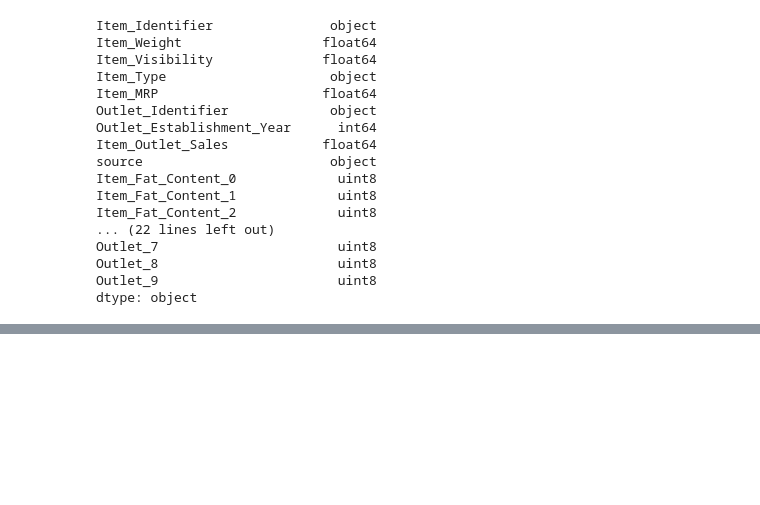
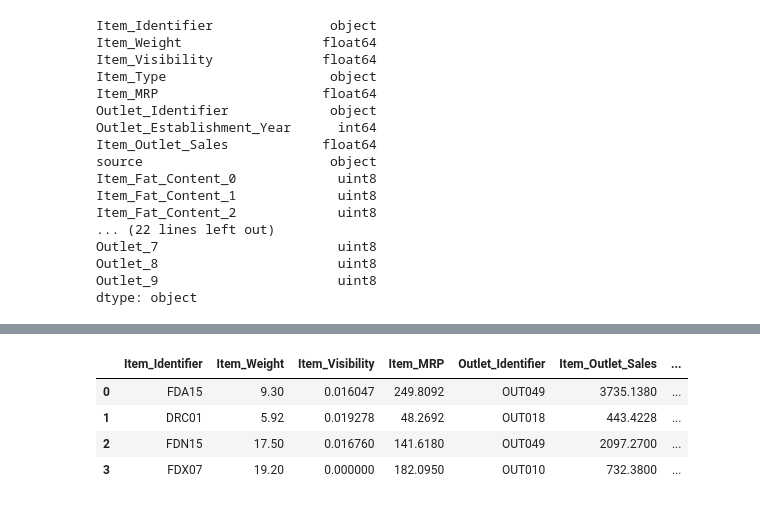
Before and after one commit to faria98/BigMart_Sales_Prediction, a Jupyter notebook: BigMart_predict.ipynb, the cells around one changed output, grey strips where cells are left out. Cells and saved outputs as stored; diff of their text form; code cells hidden in the pictures; blank space fills up the shorter version.

Commit message:
Data split and Exporting Data, train and test modified version

```diff
--- a/BigMart_predict.ipynb
+++ b/BigMart_predict.ipynb
@@ -391,0 +491,8 @@ dtype: object
+# %%
+train_n.head(4)
+# %% [output]
+|  | Item_Identifier | Item_Weight | Item_Visibility | Item_MRP | Outlet_Identifier | Item_Outlet_Sales | ... |
+| 0 | FDA15 | 9.30 | 0.016047 | 249.8092 | OUT049 | 3735.1380 | ... |
+| 1 | DRC01 | 5.92 | 0.019278 | 48.2692 | OUT018 | 443.4228 | ... |
+| 2 | FDN15 | 17.50 | 0.016760 | 141.6180 | OUT049 | 2097.2700 | ... |
+| 3 | FDX07 | 19.20 | 0.000000 | 182.0950 | OUT010 | 732.3800 | ... |
```
Also changed, not shown: parts of 11 cells of this notebook.
